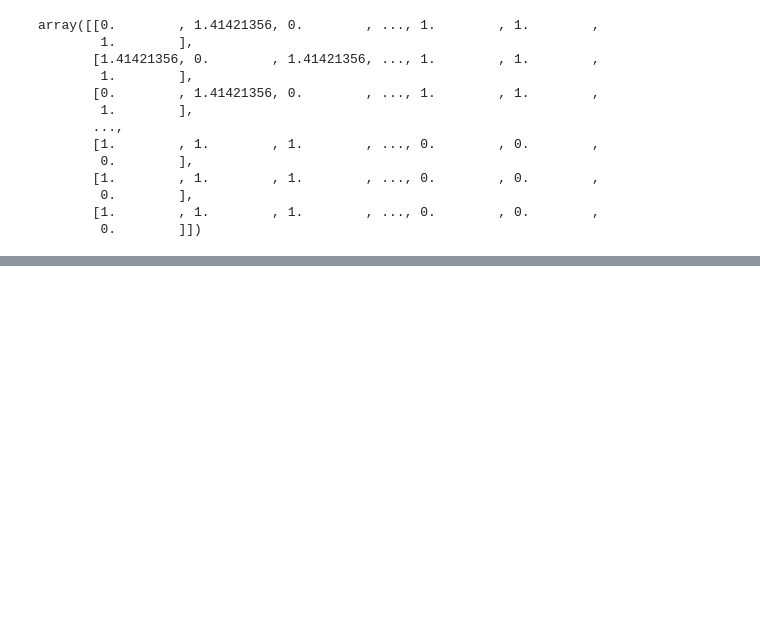
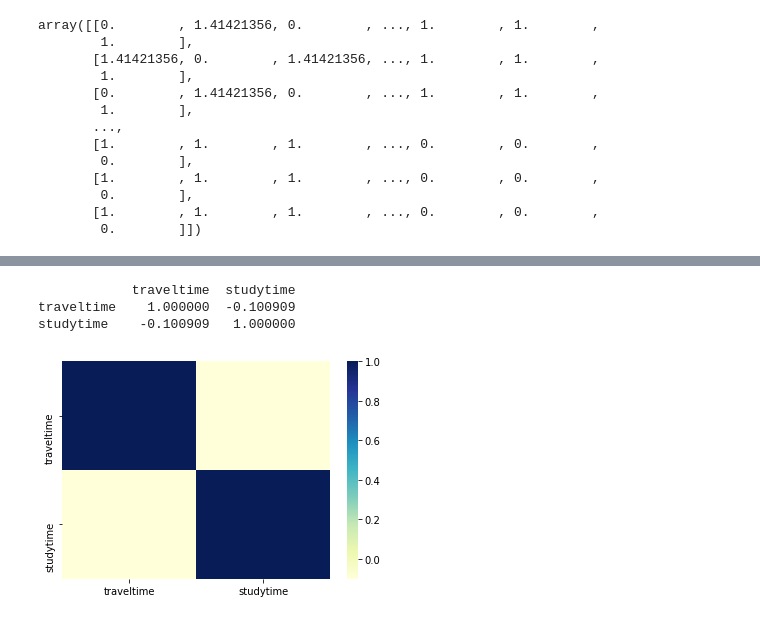
Before and after one commit to Siddhant-Negi/DMDWLAB, a Jupyter notebook: 18cse104_ass5.ipynb, the cells around one changed output, grey strips where cells are left out. Saved outputs shown, nothing was run; the diff lists cells and outputs as text; code cells hidden in the pictures; blank space fills up the shorter version.

```diff
--- a/18cse104_ass5.ipynb
+++ b/18cse104_ass5.ipynb
@@ -208,0 +228,11 @@ array([[0.        , 1.41421356, 0.        , ..., 1.        , 1.        ,
+# %%
+from scipy.stats import norm
+corelation=dfn.corr()
+print(corelation)
+sns.heatmap(corelation,cmap="YlGnBu")
+plt.show()
+# %% [output]
+            traveltime  studytime
+traveltime    1.000000  -0.100909
+studytime    -0.100909   1.000000
+[figure, added]
```
Also changed, not shown: parts of 18 cells of this notebook.
